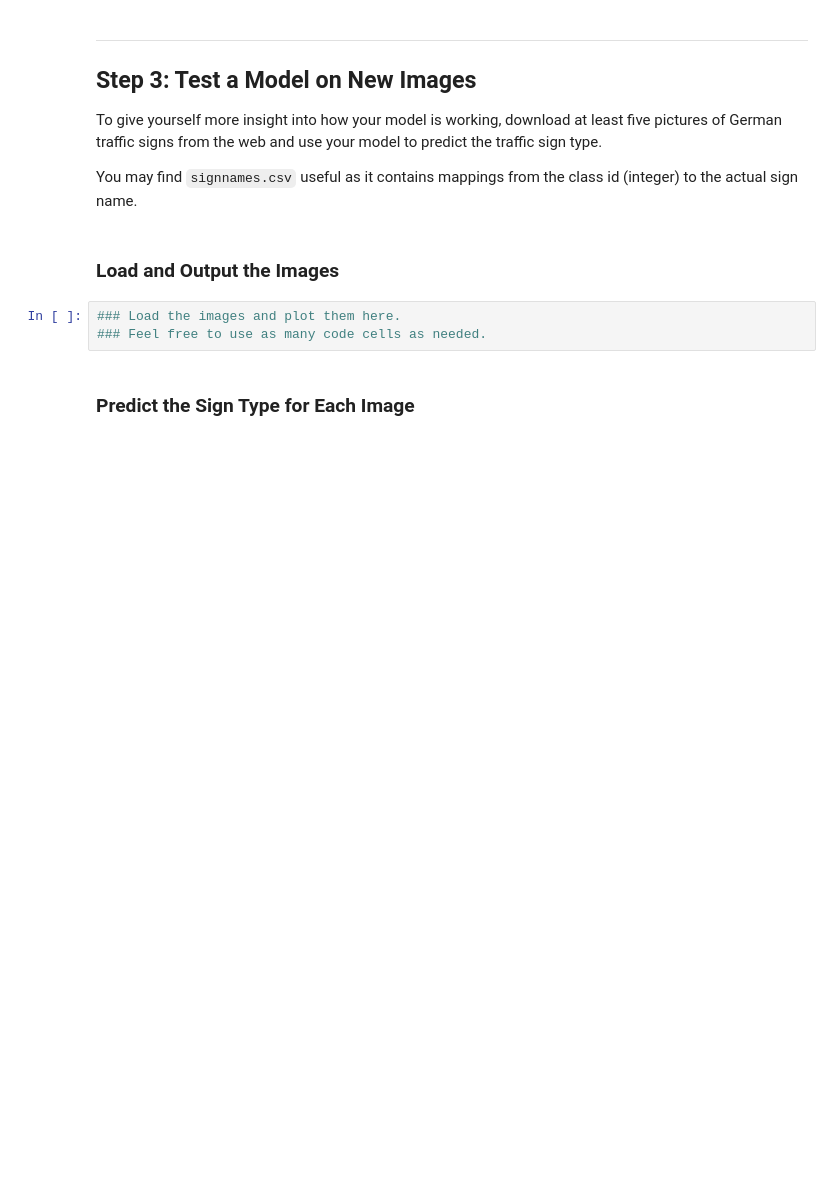
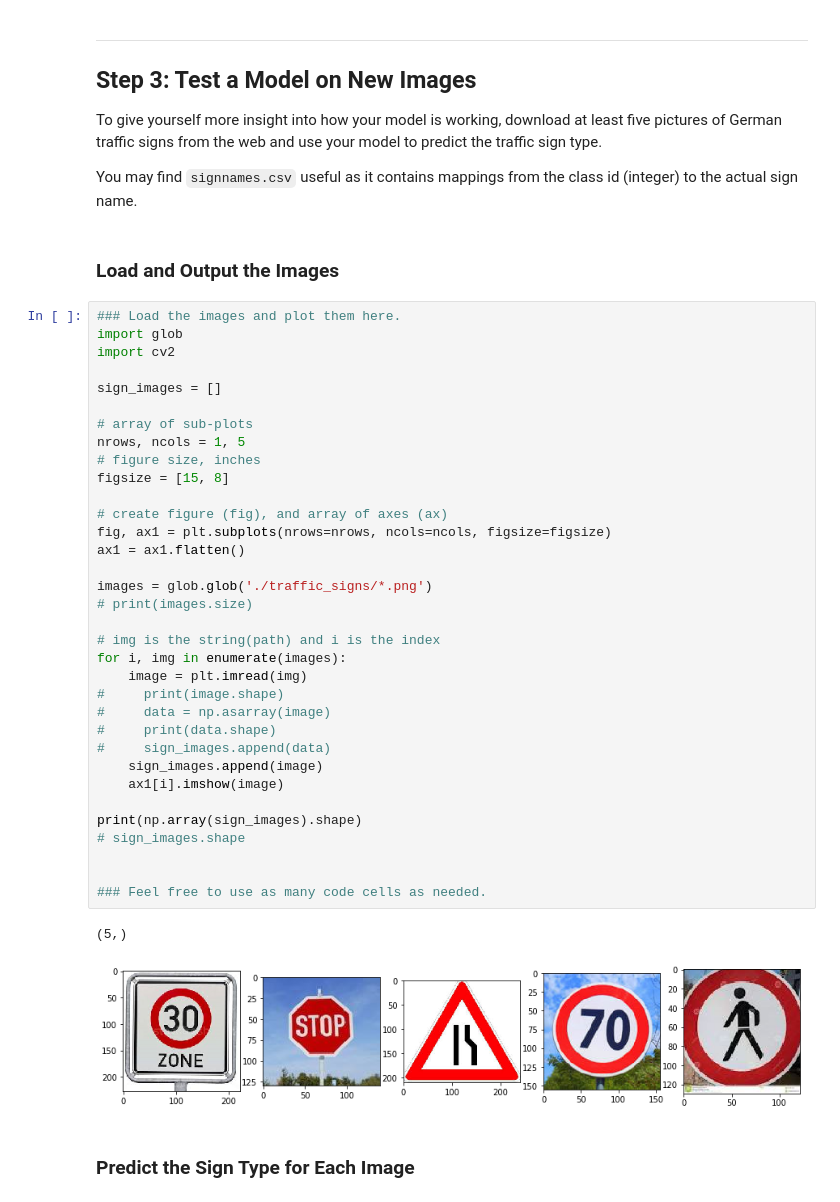
Before and after one commit to anjanarajam/SELF-DRIVING-CAR-TRAFFIC-LIGHT-CLASSIFIER, a Jupyter notebook: Traffic_Sign_Classifier.ipynb, the cells around one changed output. Cells and saved outputs as stored; diff of their text form; blank space fills up the shorter version.

```diff
--- a/Traffic_Sign_Classifier.ipynb
+++ b/Traffic_Sign_Classifier.ipynb
@@ -416,9 +419,43 @@ To give yourself more insight into how your model is working, download at least
 You may find `signnames.csv` useful as it contains mappings from the class id (integer) to the actual sign name.
 # %% [markdown]
 ### Load and Output the Images
-# %%
-### Load the images and plot them here.
-### Feel free to use as many code cells as needed.
+# %%
+### Load the images and plot them here.
+import glob
+import cv2
+
+sign_images = []
+
+# array of sub-plots
+nrows, ncols = 1, 5
+# figure size, inches
+figsize = [15, 8]
+
+# create figure (fig), and array of axes (ax)
+fig, ax1 = plt.subplots(nrows=nrows, ncols=ncols, figsize=figsize)
+ax1 = ax1.flatten()
+
+images = glob.glob('./traffic_signs/*.png')
+# print(images.size)
+
+# img is the string(path) and i is the index
+for i, img in enumerate(images):
+    image = plt.imread(img)
+#     print(image.shape)
+#     data = np.asarray(image)
+#     print(data.shape)
+#     sign_images.append(data)
+    sign_images.append(image)
+    ax1[i].imshow(image)
+
+print(np.array(sign_images).shape)
+# sign_images.shape
+
+
+### Feel free to use as many code cells as needed.
+# %% [output]
+(5,)
+[figure, added]
 # %% [markdown]
 ### Predict the Sign Type for Each Image
 # %%
```
Also changed, not shown: parts of 8 cells of this notebook, 10 other files.
